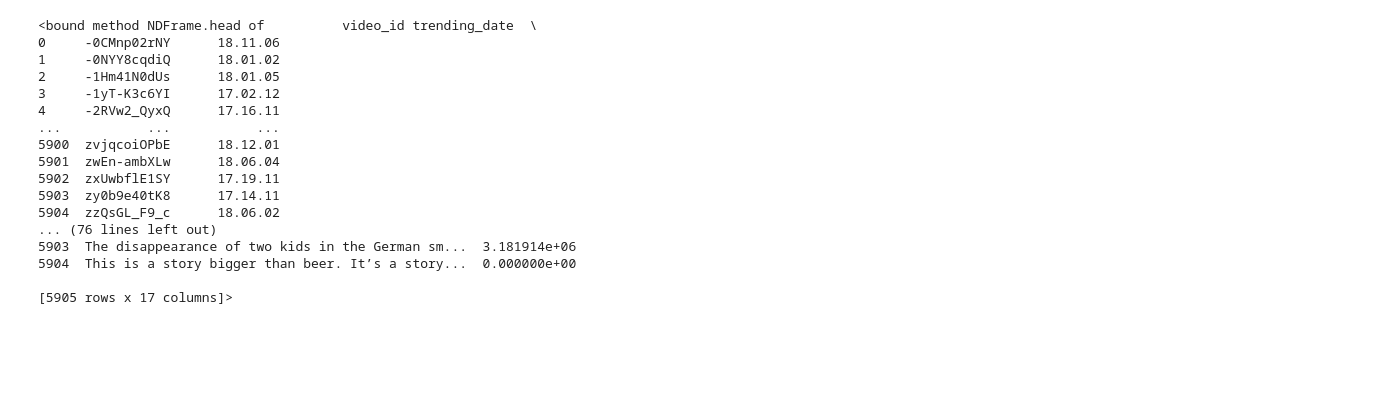
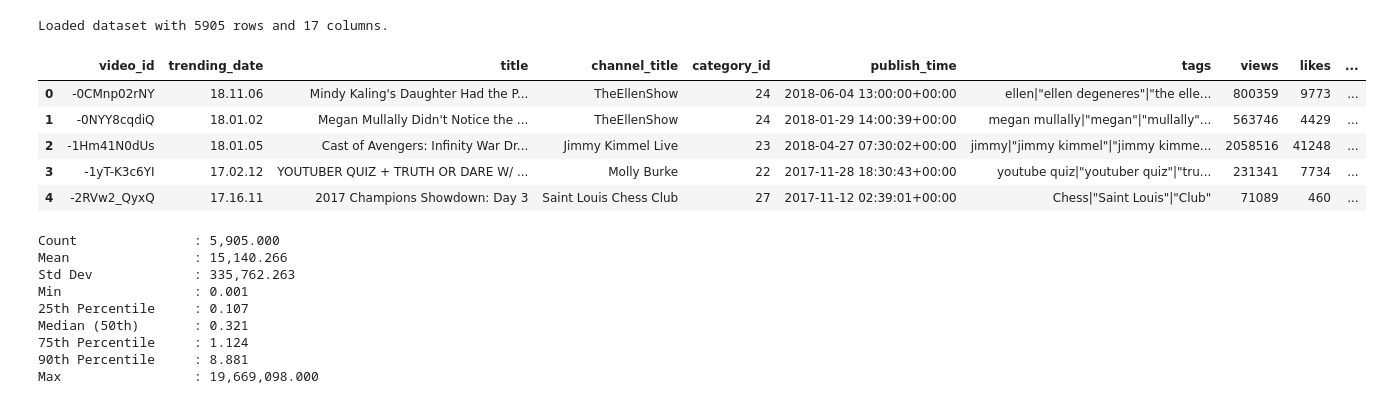
Before and after one commit to Andy216914/YouTube_Clickability_Study, a Jupyter notebook: notebooks/02_feature_engineering.ipynb, the cells around one changed output. Saved outputs shown, nothing was run; the diff lists cells and outputs as text; code cells hidden in the pictures; blank space fills up the shorter version.

Commit message:
finished feature engineering and saved new processed dataset files

```diff
--- a/notebooks/02_feature_engineering.ipynb
+++ b/notebooks/02_feature_engineering.ipynb
@@ -1,13 +1,23 @@
 # %%
 # --- Setup ---
 import pandas as pd
 import numpy as np
 from pathlib import Path
+import matplotlib.pyplot as plt
+import seaborn as sns
 
-from _init_path import *
+# --- Load cleaned dataset ---
+base = Path.cwd().parent
+data_path = base / "data" / "processed" / "youtube_engagement_clean.parquet"
 
-# --- Paths ---
-base = Path.cwd().parent          # assumes you're in /notebooks
-raw_path = base / "data" / "raw"
-processed_path = base / "data" / "processed"
-processed_path.mkdir(parents=True, exist_ok=True)
+df = pd.read_parquet(data_path)
+print("Loaded dataset with", len(df), "rows and", len(df.columns), "columns.")
+# df.head()
+# %% [output]
+Loaded dataset with 5905 rows and 17 columns.
+|  | video_id | trending_date | title | channel_title | category_id | publish_time | tags | views | likes | ... |
+| 0 | -0CMnp02rNY | 18.11.06 | Mindy Kaling's Daughter Had the P... | TheEllenShow | 24 | 2018-06-04 13:00:00+00:00 | ellen|"ellen degeneres"|"the elle... | 800359 | 9773 | ... |
+| 1 | -0NYY8cqdiQ | 18.01.02 | Megan Mullally Didn't Notice the ... | TheEllenShow | 24 | 2018-01-29 14:00:39+00:00 | megan mullally|"megan"|"mullally"... | 563746 | 4429 | ... |
+| 2 | -1Hm41N0dUs | 18.01.05 | Cast of Avengers: Infinity War Dr... | Jimmy Kimmel Live | 23 | 2018-04-27 07:30:02+00:00 | jimmy|"jimmy kimmel"|"jimmy kimme... | 2058516 | 41248 | ... |
+| 3 | -1yT-K3c6YI | 17.02.12 | YOUTUBER QUIZ + TRUTH OR DARE W/ ... | Molly Burke | 22 | 2017-11-28 18:30:43+00:00 | youtube quiz|"youtuber quiz"|"tru... | 231341 | 7734 | ... |
+| 4 | -2RVw2_QyxQ | 17.16.11 | 2017 Champions Showdown: Day 3 | Saint Louis Chess Club | 27 | 2017-11-12 02:39:01+00:00 | Chess|"Saint Louis"|"Club" | 71089 | 460 | ... |
@@ -18,20 +24,33 @@ df = pd.read_parquet(clean_data_path)
-# %%
-df.head
-# %% [output]
-<bound method NDFrame.head of          video_id trending_date  \
-0     -0CMnp02rNY      18.11.06
-1     -0NYY8cqdiQ      18.01.02
-2     -1Hm41N0dUs      18.01.05
-3     -1yT-K3c6YI      17.02.12
-4     -2RVw2_QyxQ      17.16.11
-...           ...           ...
-5900  zvjqcoiOPbE      18.12.01
-5901  zwEn-ambXLw      18.06.04
-5902  zxUwbflE1SY      17.19.11
-5903  zy0b9e40tK8      17.14.11
-5904  zzQsGL_F9_c      18.06.02
-... (76 lines left out)
-5903  The disappearance of two kids in the German sm...  3.181914e+06
-5904  This is a story bigger than beer. It’s a story...  0.000000e+00
-
-[5905 rows x 17 columns]>
+# %%
+# Compute views per subscriber
+df["views_per_subscriber"] = df["views"] / (df["subscriber"] + 1)
+
+# Basic stats
+# df["views_per_subscriber"].describe(percentiles=[0.25, 0.5, 0.75, 0.9])
+
+stats = df["views_per_subscriber"].describe(percentiles=[0.25, 0.5, 0.75, 0.9])
+stats = stats.rename({
+    "count": "Count",
+    "mean": "Mean",
+    "std": "Std Dev",
+    "min": "Min",
+    "25%": "25th Percentile",
+    "50%": "Median (50th)",
+    "75%": "75th Percentile",
+    "90%": "90th Percentile",
+    "max": "Max"
+})
+
+# Print with nice formatting
+for name, val in stats.items():
+    print(f"{name:20s}: {val:,.3f}")
+# %% [output]
+Count               : 5,905.000
+Mean                : 15,140.266
+Std Dev             : 335,762.263
+Min                 : 0.001
+25th Percentile     : 0.107
+Median (50th)       : 0.321
+75th Percentile     : 1.124
+90th Percentile     : 8.881
+Max                 : 19,669,098.000
```
Also changed, not shown: parts of 13 cells of this notebook.
